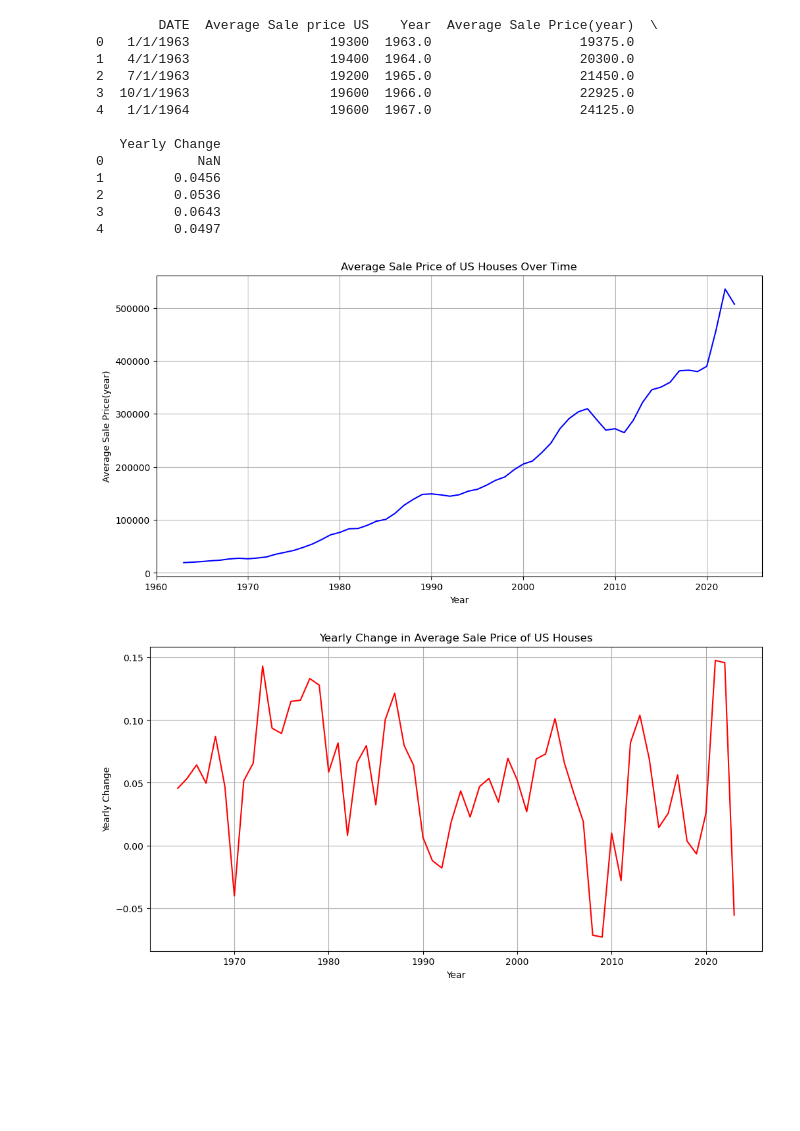
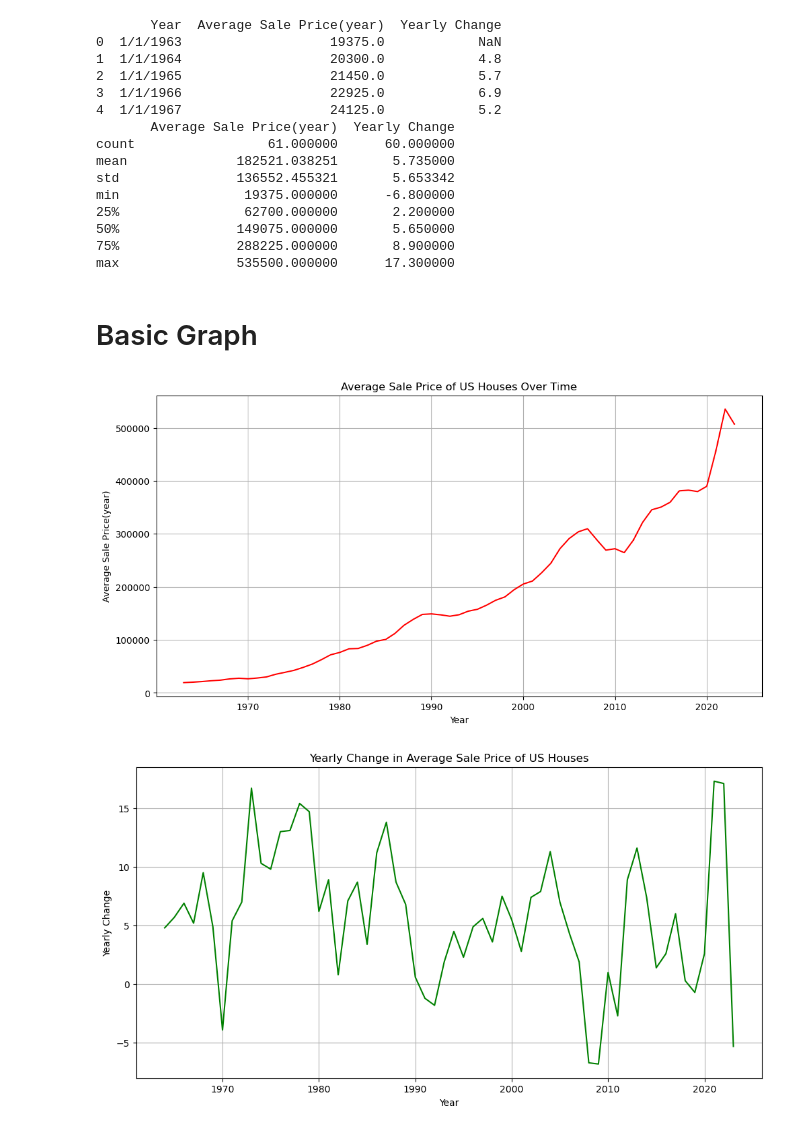
Before and after one commit to Mpabbinante/Capstone-Final-Project, a Jupyter notebook: Data_Analysis_Averagesprice.ipynb, the cells around one changed output. Drawn from its saved outputs; the diff is of its cells as text; code cells hidden in the pictures; blank space fills up the shorter version.

```diff
--- a/Data_Analysis_Averagesprice.ipynb
+++ b/Data_Analysis_Averagesprice.ipynb
@@ -10,41 +15,47 @@ sprice= 'Average_sale_price_us_houses.csv'
 dfsprice = pd.read_csv(sprice)
 describesprice = dfsprice.describe()
 print(dfsprice.head())
+print(describesprice)
 # %% [output]
-        DATE  Average Sale price US    Year  Average Sale Price(year)  \
-0   1/1/1963                  19300  1963.0                   19375.0
-1   4/1/1963                  19400  1964.0                   20300.0
-2   7/1/1963                  19200  1965.0                   21450.0
-3  10/1/1963                  19600  1966.0                   22925.0
-4   1/1/1964                  19600  1967.0                   24125.0
-
-   Yearly Change
-0            NaN
-1         0.0456
-2         0.0536
-3         0.0643
-4         0.0497
+       Year  Average Sale Price(year)  Yearly Change
+0  1/1/1963                   19375.0            NaN
+1  1/1/1964                   20300.0            4.8
+2  1/1/1965                   21450.0            5.7
+3  1/1/1966                   22925.0            6.9
+4  1/1/1967                   24125.0            5.2
+       Average Sale Price(year)  Yearly Change
+count                 61.000000      60.000000
+mean              182521.038251       5.735000
+std               136552.455321       5.653342
+min                19375.000000      -6.800000
+25%                62700.000000       2.200000
+50%               149075.000000       5.650000
+75%               288225.000000       8.900000
+max               535500.000000      17.300000
-# %%
-year = dfsprice['Year']
-average_sale_price = dfsprice['Average Sale Price(year)']
-yearly_change = dfsprice['Yearly Change']
-# Create a time series plot for 'Average Sale Price(year)'
-plt.figure(figsize=(12, 6))
-plt.plot(year, average_sale_price, color='blue')
-plt.xlabel('Year')
-plt.ylabel('Average Sale Price(year)')
-plt.title('Average Sale Price of US Houses Over Time')
-plt.grid()
-plt.show()
-
-# Create a time series plot for 'Yearly Change'
-plt.figure(figsize=(12, 6))
-plt.plot(year, yearly_change, color='red')
-plt.xlabel('Year')
-plt.ylabel('Yearly Change')
-plt.title('Yearly Change in Average Sale Price of US Houses')
-plt.grid()
-plt.show()
-# %% [output]
-[figure, removed]
-[figure, removed]
+# %% [markdown]
+# Basic Graph
+# %%
+dfsprice['Year'] = pd.to_datetime(dfsprice['Year'])
+dfsprice.set_index('Year', inplace=True)
+
+# Create a time series plot for 'Average Sale Price(year)'
+plt.figure(figsize=(12, 6))
+plt.plot(dfsprice.index, dfsprice['Average Sale Price(year)'], color='red')
+plt.xlabel('Year')
+plt.ylabel('Average Sale Price(year)')
+plt.title('Average Sale Price of US Houses Over Time')
+plt.grid()
+plt.show()
+
+# Create a separate time series plot for 'Yearly Change'
+plt.figure(figsize=(12, 6))
+plt.plot(dfsprice.index, dfsprice['Yearly Change'], color='green')
+plt.xlabel('Year')
+plt.ylabel('Yearly Change')
+plt.title('Yearly Change in Average Sale Price of US Houses')
+plt.grid()
+plt.show()
+plt.show()
+# %% [output]
+[figure, added]
+[figure, added]
```
Also changed, not shown: parts of 7 cells of this notebook, 5 other files.
